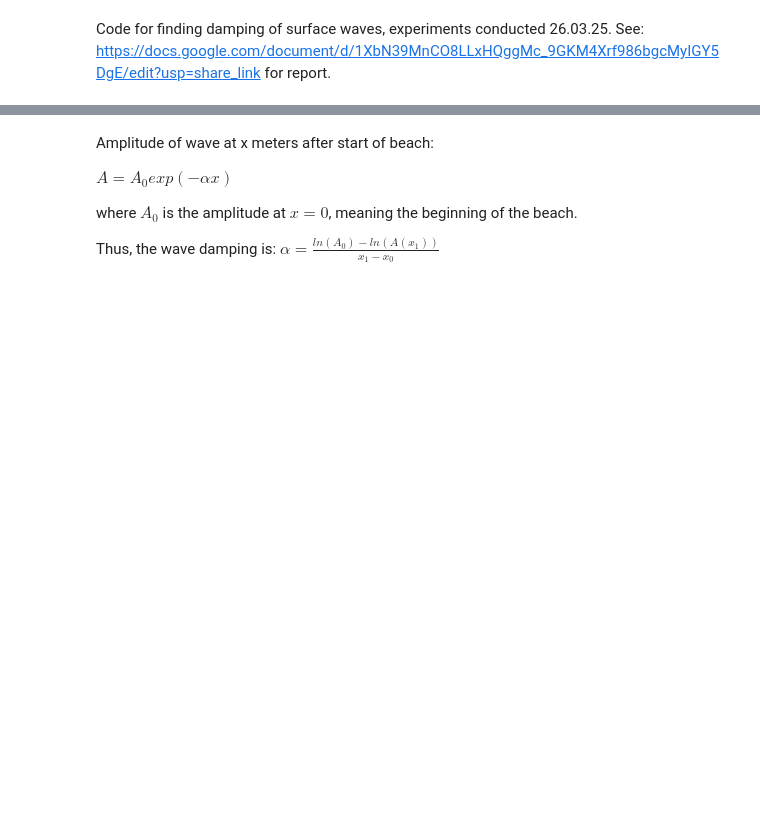
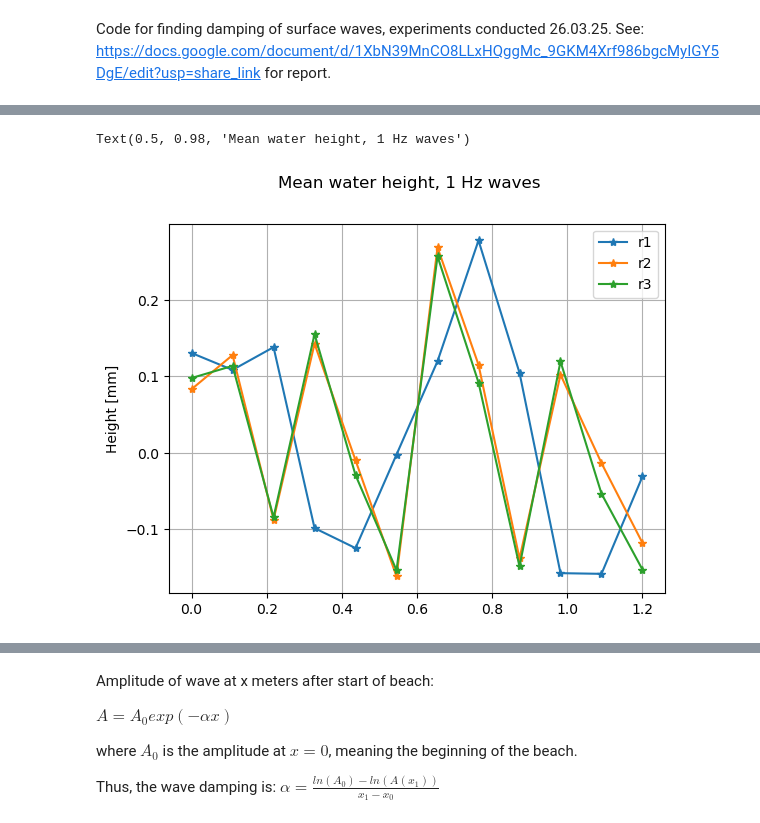
Before and after one commit to Maxime-Leclerc31/Lab-Experiments-program, a Jupyter notebook: Damping_KjerstisVersion/Lab_260325.ipynb, the cells around one changed output, grey strips where cells are left out. Saved outputs shown, nothing was run; the diff lists cells and outputs as text; code cells hidden in the pictures; blank space fills up the shorter version.

```diff
--- a/Damping_KjerstisVersion/Lab_260325.ipynb
+++ b/Damping_KjerstisVersion/Lab_260325.ipynb
@@ -11,0 +20,2 @@ df_f05 = pd.read_csv() """
+# %%
+headers = ['time', 'p2', 'p1', 'p4', 'p3', 'speed_of_sound']
@@ -11,0 +51,14 @@ df_f05 = pd.read_csv() """
+# %%
+# Converting the timestamps to datetime values
+x9793_f1_r1['time'] = pd.to_datetime(x9793_f1_r1['time'])
+x9793_f1_r2['time'] = pd.to_datetime(x9793_f1_r2['time'])
+x9793_f1_r3['time'] = pd.to_datetime(x9793_f1_r3['time'])
+
+
+x1059_f1_r1['time'] = pd.to_datetime(x1059_f1_r1['time'])
+x1059_f1_r2['time'] = pd.to_datetime(x1059_f1_r2['time'])
+x1059_f1_r3['time'] = pd.to_datetime(x1059_f1_r3['time'])
+
+x1135_f1_r1['time'] = pd.to_datetime(x1135_f1_r1['time'])
+x1135_f1_r2['time'] = pd.to_datetime(x1135_f1_r2['time'])
+x1135_f1_r3['time'] = pd.to_datetime(x1135_f1_r3['time'])
@@ -23,0 +220,15 @@ c1 = np.sqrt(g*H1)  # wave velocity over beach
+# %%
+def mean_height(df0, df1, df2):
+    probes = ['p1', 'p2', 'p3', 'p4']
+    dfs = [df0, df1, df2]
+
+    mean_values = []
+    for df in dfs:
+        for p in probes:
+            mean_values.append(df[p].mean())
+
+    return np.array(mean_values)
+# %%
+mean_r1 = mean_height(x9793_f1_r1, x1059_f1_r1, x1135_f1_r1)
+mean_r2 = mean_height(x9793_f1_r2, x1059_f1_r2, x1135_f1_r2)
+mean_r3 = mean_height(x9793_f1_r3, x1059_f1_r3, x1135_f1_r3)
@@ -23,0 +241,15 @@ c1 = np.sqrt(g*H1)  # wave velocity over beach
+# %%
+xs = np.linspace(0,1.2,12)
+
+fig, ax = plt.subplots()
+ax.plot(xs, mean_r1*1000, marker= '*', label='r1')
+ax.plot(xs, mean_r2*1000, marker= '*',label='r2')
+ax.plot(xs, mean_r3*1000, marker= '*',label='r3')
+
+ax.legend()
+ax.grid()
+ax.set_ylabel('Height [mm]')
+fig.suptitle('Mean water height, 1 Hz waves')
+# %% [output]
+Text(0.5, 0.98, 'Mean water height, 1 Hz waves')
+[figure, added]
```
Also changed, not shown: parts of 19 cells of this notebook.
